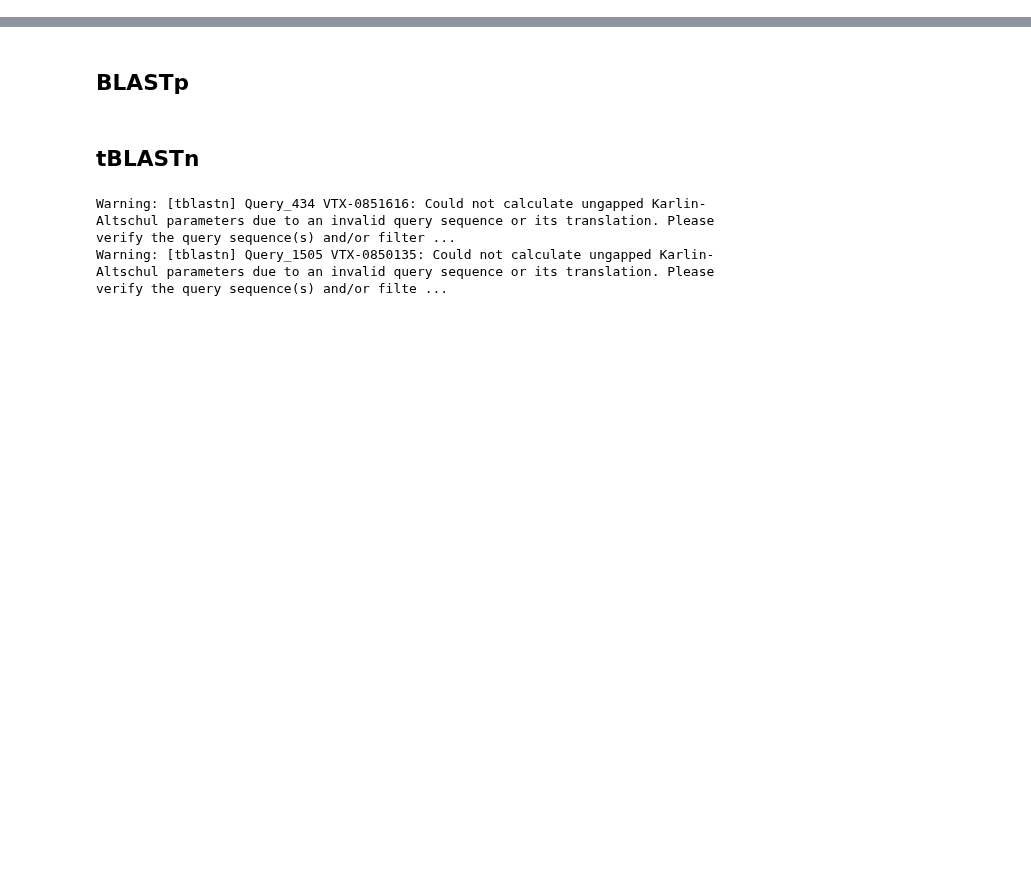
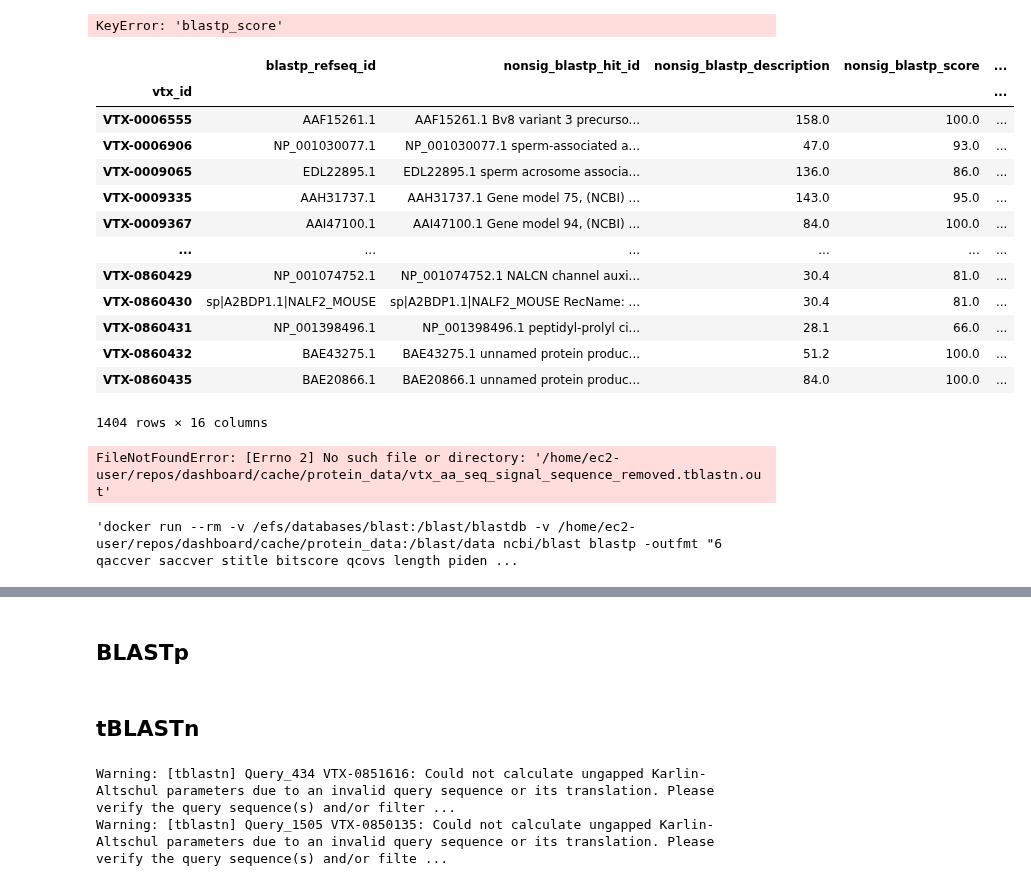
Before and after one commit to veliatx/dashboard, a Jupyter notebook: scripts/notebooks/signal_seq_blast.ipynb, the cells around one changed output, grey strips where cells are left out. Cells and saved outputs as stored; diff of their text form; code cells hidden in the pictures; blank space fills up the shorter version.

```diff
--- a/scripts/notebooks/signal_seq_blast.ipynb
+++ b/scripts/notebooks/signal_seq_blast.ipynb
@@ -0,0 +224,63 @@
+# %%
+    blastp_df = pd.read_csv(output_prefix.joinpath(f'{input_vtx.stem}.blastp.out'), sep='\t', names=header)
+    bdf = blastp_df.sort_values(by='blastp_score', ascending=False).groupby('vtx_id').first()
+    bdf
+# %% [output]
+KeyError: 'blastp_score'
+# %%
+# Run blast against sequneces with signal peptide removed
+#Blast Tools
+blast_db_path = pathlib.Path('/efs/databases/blast')
+blast_db = '-db mouse.protein.genbank.faa'
+output_fmt = '6 qaccver saccver stitle bitscore qcovs length pident gaps evalue'
+options = f'-outfmt "{output_fmt}" -num_threads 8'
+query = f'-query /blast/data/{VTX_WITHOUT_SIGNAL_SEQ.name}'
+output = f'-out /blast/data/{VTX_WITHOUT_SIGNAL_SEQ.stem}.blastp.out'
+base_cmd = f'docker run --rm -v {blast_db_path}:/blast/blastdb -v {output_prefix}:/blast/data ncbi/blast'
+full_cmd = f'{base_cmd} blastp {options} {blast_db} {query} {output}'
+# subprocess.run(shlex.split(full_cmd))
+
+header = [
+    'vtx_id', 'blastp_refseq_id', 'nonsig_blastp_hit_id', 'nonsig_blastp_description', 'nonsig_blastp_score',
+    'nonsig_blastp_align_length', 'nonsig_blastp_align_identity', 'nonsig_blastp_gaps', 'nonsig_blastp_evalue']
+
+non_sig_blastp_df = pd.read_csv(output_prefix.joinpath(f'{VTX_WITHOUT_SIGNAL_SEQ.stem}.blastp.out'), sep='\t', names=header)
+
+header = [
+    'vtx_id', 'tblastn_refseq_id', 'nonsig_tblastn_hit_id', 'nonsig_tblastn_description', 'nonsig_tblastn_score',
+    'nonsig_tblastn_align_length', 'nonsig_tblastn_align_identity', 'nonsig_tblastn_gaps', 'nonsig_tblastn_evalue']
+output = f'-out /blast/data/{VTX_WITHOUT_SIGNAL_SEQ.stem}.tblastn.out'
+blast_db = '-db mouse.rna.fna'
+base_cmd = f'docker run --rm -v {blast_db_path}:/blast/blastdb -v {output_prefix}:/blast/data ncbi/blast'
+full_cmd = f'{base_cmd} tblastn {options} {blast_db} {query} {output}'
+# subprocess.run(shlex.split(full_cmd))
+tblastn_df = pd.read_csv(output_prefix.joinpath(f'{VTX_WITHOUT_SIGNAL_SEQ.stem}.tblastn.out'), sep='\t', names=header)
+tdf = tblastn_df.sort_values(by='nonsig_tblastn_score', ascending=False).groupby('vtx_id').first()
+bdf = non_sig_blastp_df.sort_values('nonsig_blastp_score', ascending=False).groupby('vtx_id').first()
+output_nonsig_df = bdf.merge(tdf, left_index=True, right_index=True, how='outer')
+output_nonsig_df.to_parquet(output_prefix.joinpath('nonsignal_seq_blast_tblastn.parq'))
+# %%
+output_nonsig_df
+# %% [output]
+|  | blastp_refseq_id | nonsig_blastp_hit_id | nonsig_blastp_description | nonsig_blastp_score | ... |
+| vtx_id |  |  |  |  | ... |
+| VTX-0006555 | AAF15261.1 | AAF15261.1 Bv8 variant 3 precurso... | 158.0 | 100.0 | ... |
+| VTX-0006906 | NP_001030077.1 | NP_001030077.1 sperm-associated a... | 47.0 | 93.0 | ... |
+| VTX-0009065 | EDL22895.1 | EDL22895.1 sperm acrosome associa... | 136.0 | 86.0 | ... |
+| VTX-0009335 | AAH31737.1 | AAH31737.1 Gene model 75, (NCBI) ... | 143.0 | 95.0 | ... |
+| VTX-0009367 | AAI47100.1 | AAI47100.1 Gene model 94, (NCBI) ... | 84.0 | 100.0 | ... |
+| ... | ... | ... | ... | ... | ... |
+| VTX-0860429 | NP_001074752.1 | NP_001074752.1 NALCN channel auxi... | 30.4 | 81.0 | ... |
+| VTX-0860430 | sp|A2BDP1.1|NALF2_MOUSE | sp|A2BDP1.1|NALF2_MOUSE RecName: ... | 30.4 | 81.0 | ... |
+| VTX-0860431 | NP_001398496.1 | NP_001398496.1 peptidyl-prolyl ci... | 28.1 | 66.0 | ... |
+| VTX-0860432 | BAE43275.1 | BAE43275.1 unnamed protein produc... | 51.2 | 100.0 | ... |
+| VTX-0860435 | BAE20866.1 | BAE20866.1 unnamed protein produc... | 84.0 | 100.0 | ... |
+1404 rows × 16 columns
+# %%
+tblastn_df = pd.read_csv(output_prefix.joinpath(f'{VTX_WITHOUT_SIGNAL_SEQ.stem}.tblastn.out'), sep='\t', names=header)
+# %% [output]
+FileNotFoundError: [Errno 2] No such file or directory: '/home/ec2-user/repos/dashboard/cache/protein_data/vtx_aa_seq_signal_sequence_removed.tblastn.out'
+# %%
+full_cmd
+# %% [output]
+'docker run --rm -v /efs/databases/blast:/blast/blastdb -v /home/ec2-user/repos/dashboard/cache/protein_data:/blast/data ncbi/blast blastp -outfmt "6 qaccver saccver stitle bitscore qcovs length piden ...
```
Also changed, not shown: parts of 8 cells of this notebook, 9 other files.
